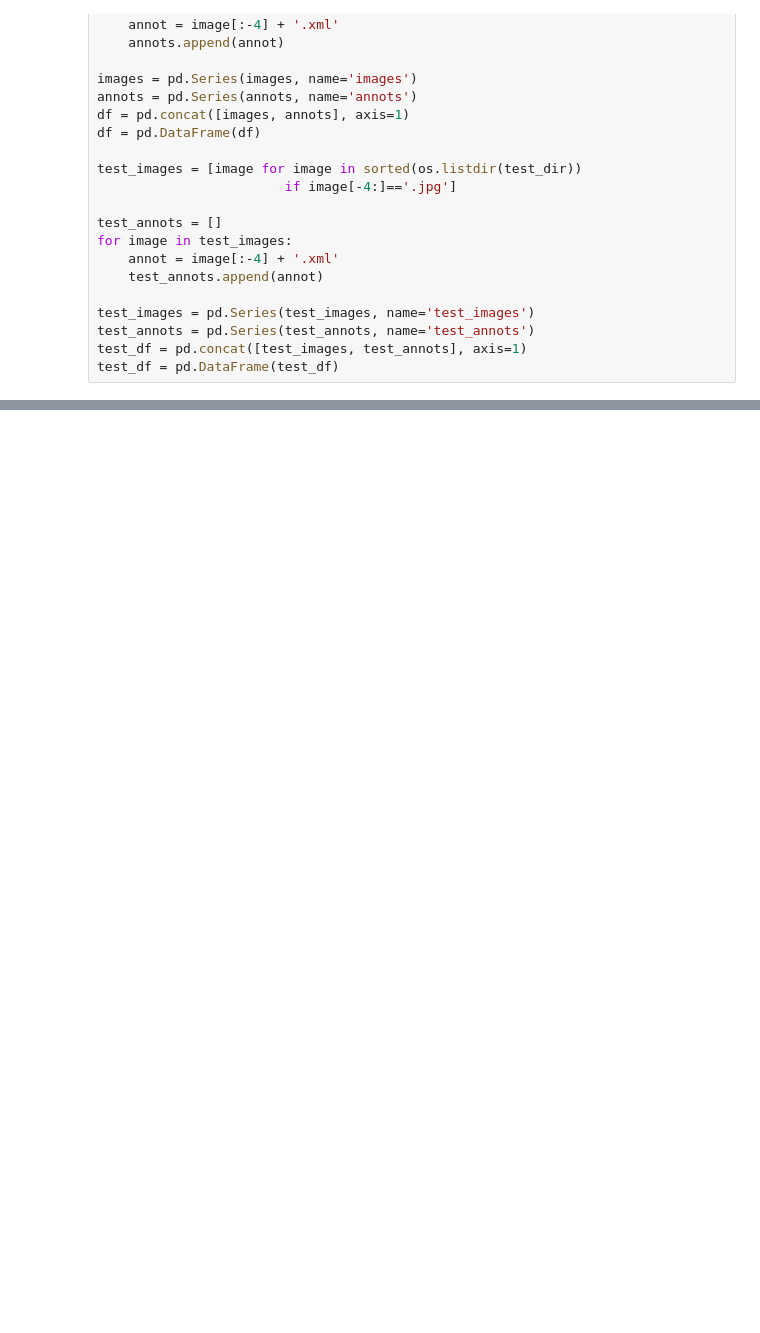
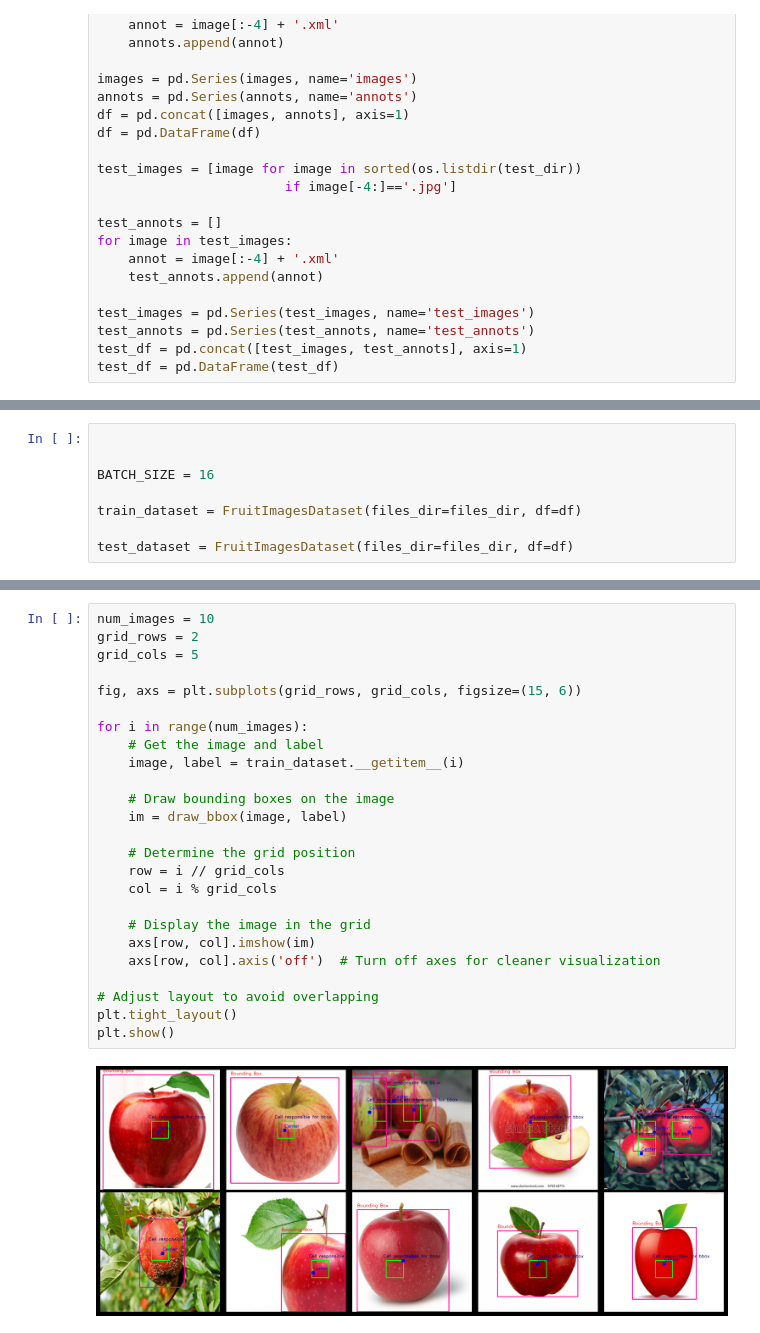
Before and after one commit to ArashAzma/YOLO-from-scratch, a Jupyter notebook: Dataset.ipynb, the cells around one changed output, grey strips where cells are left out. Drawn from its saved outputs; the diff is of its cells as text; blank space fills up the shorter version.

Commit message:
implement draw bbox function

```diff
--- a/Dataset.ipynb
+++ b/Dataset.ipynb
@@ -165,0 +113,8 @@ next(iter(train_loader))
+# %%
+
+
+BATCH_SIZE = 16
+
+train_dataset = FruitImagesDataset(files_dir=files_dir, df=df)
+
+test_dataset = FruitImagesDataset(files_dir=files_dir, df=df)
@@ -165,0 +198,27 @@ next(iter(train_loader))
+# %%
+num_images = 10
+grid_rows = 2
+grid_cols = 5
+
+fig, axs = plt.subplots(grid_rows, grid_cols, figsize=(15, 6))
+
+for i in range(num_images):
+    # Get the image and label
+    image, label = train_dataset.__getitem__(i)
+
+    # Draw bounding boxes on the image
+    im = draw_bbox(image, label)
+
+    # Determine the grid position
+    row = i // grid_cols
+    col = i % grid_cols
+
+    # Display the image in the grid
+    axs[row, col].imshow(im)
+    axs[row, col].axis('off')  # Turn off axes for cleaner visualization
+
+# Adjust layout to avoid overlapping
+plt.tight_layout()
+plt.show()
+# %% [output]
+[figure, added]
```
Also changed, not shown: parts of 4 cells of this notebook.
